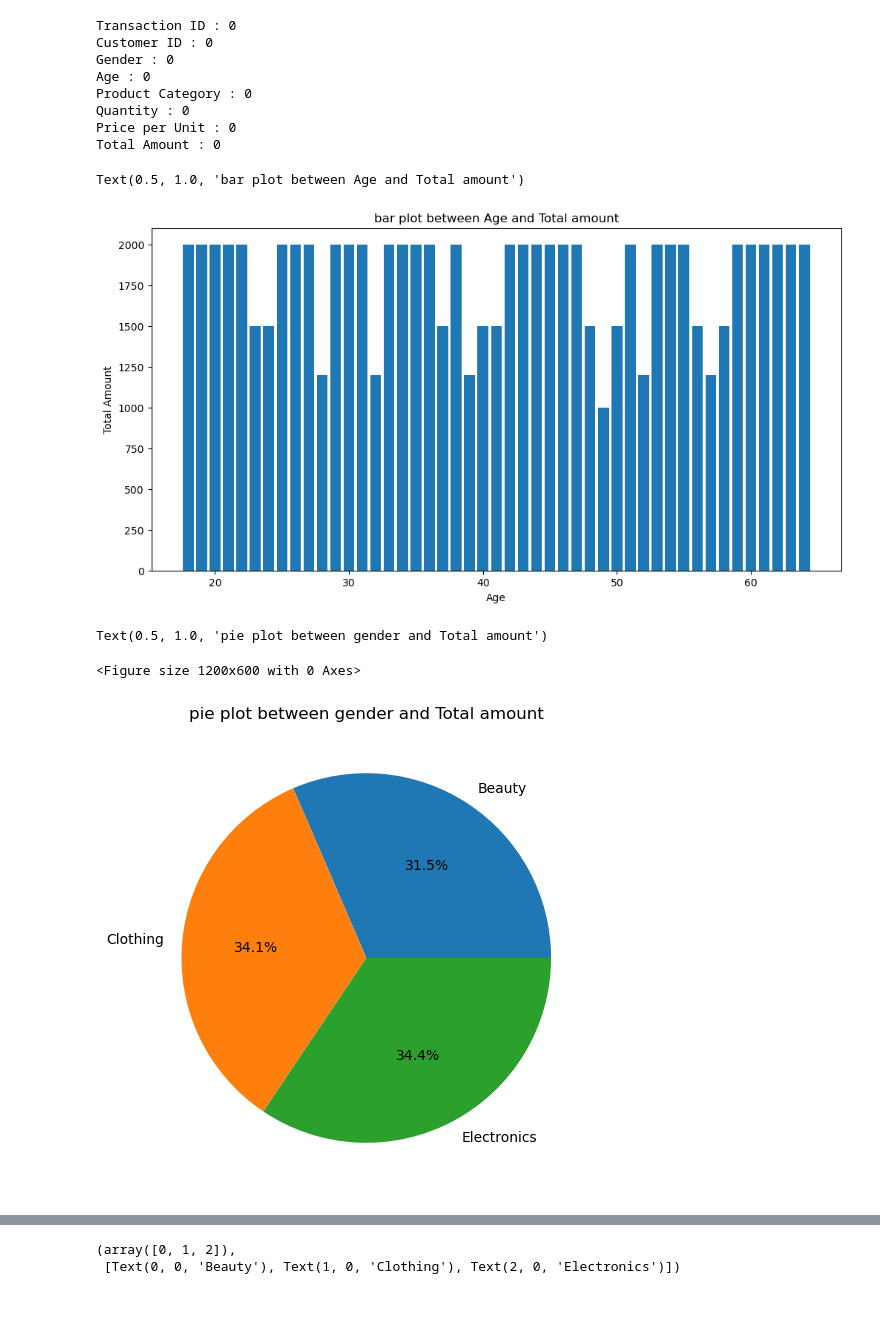
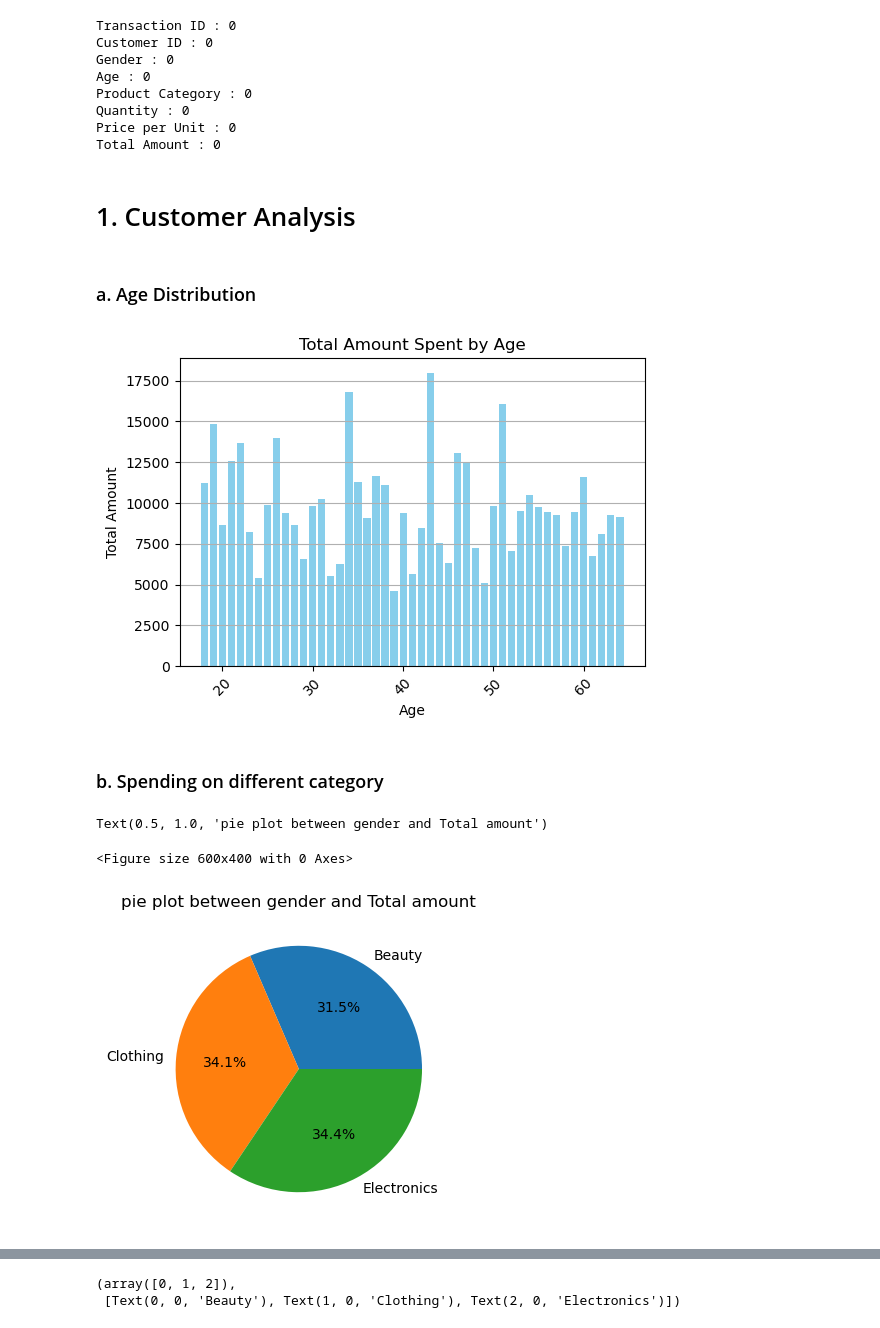
Before and after one commit to vinay-sikarwar/Brainwave_Matrix_Intern, a Jupyter notebook: commercial_store_sales_analysis-checkpoint.ipynb, the cells around one changed output, grey strips where cells are left out. Drawn from its saved outputs; the diff is of its cells as text; code cells hidden in the pictures.

```diff
--- a/commercial_store_sales_analysis-checkpoint.ipynb
+++ b/commercial_store_sales_analysis-checkpoint.ipynb
@@ -87,24 +74,36 @@ Product Category : 0
 Quantity : 0
 Price per Unit : 0
 Total Amount : 0
+# %% [markdown]
+# 1. Customer Analysis
+# %% [markdown]
+### a. Age Distribution
 # %%
-plt.figure(figsize=(12,6))
-plt.bar(df['Age'], df['Total Amount'])
+age_total_amount = df.groupby('Age')['Total Amount'].sum().reset_index()
+
+age_total_amount = age_total_amount.sort_values('Age')
+
+plt.figure(figsize=(6,4))
+plt.bar(age_total_amount['Age'], age_total_amount['Total Amount'], color='skyblue')
 plt.xlabel('Age')
 plt.ylabel('Total Amount')
-plt.title('bar plot between Age and Total amount')
+plt.title('Total Amount Spent by Age')
+plt.xticks(rotation=45)
+plt.grid(axis='y')
+plt.show()
 # %% [output]
-Text(0.5, 1.0, 'bar plot between Age and Total amount')
-[figure, old version]
+[figure, new version]
+# %% [markdown]
+### b. Spending on different category
 # %%
 category_totals = df.groupby('Product Category')['Total Amount'].sum()
 # %%
-plt.figure(figsize=(12,6))
+plt.figure(figsize=(6,4))
 # colors = sns.color_palette('pastel', len(category_totals))
-plt.figure(figsize=(12, 6))
+plt.figure(figsize=(6,4))
 plt.pie(category_totals, labels=category_totals.index, autopct='%1.1f%%')
 plt.title('pie plot between gender and Total amount')
 # %% [output]
 Text(0.5, 1.0, 'pie plot between gender and Total amount')
-<Figure size 1200x600 with 0 Axes>
+<Figure size 600x400 with 0 Axes>
-[figure, old version]
+[figure, new version]
```
Also changed, not shown: parts of 25 cells of this notebook.
